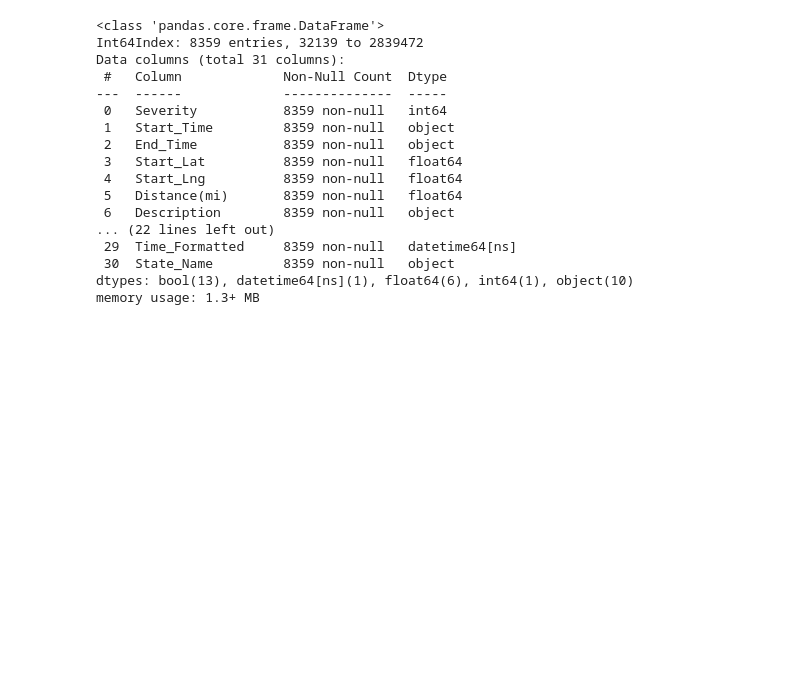
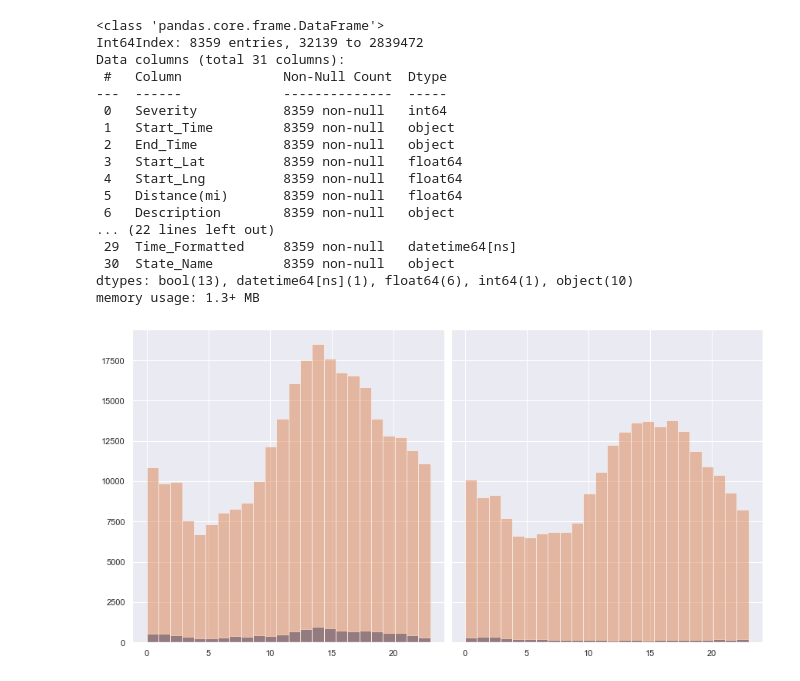
Before and after one commit to jeffc1020/453-visualization, a Jupyter notebook: final.ipynb, the cells around one changed output. Drawn from its saved outputs; the diff is of its cells as text; code cells hidden in the pictures; blank space fills up the shorter version.

Commit message:
Graphs and stuff

```diff
--- a/final.ipynb
+++ b/final.ipynb
@@ -402,3 +402,16 @@ Data columns (total 31 columns):
  30  State_Name         8359 non-null   object
 dtypes: bool(13), datetime64[ns](1), float64(6), int64(1), object(10)
 memory usage: 1.3+ MB
+# %%
+new_years_eve = df[(df['Time_Formatted'].dt.month == 12) & (df['Time_Formatted'].dt.day == 31)]
+new_years_day = df[(df['Time_Formatted'].dt.month == 1) & (df['Time_Formatted'].dt.day == 1)]
+saturday = df[df['Time_Formatted'].dt.dayofweek == 5]
+sunday = df[df['Time_Formatted'].dt.dayofweek == 6]
+fig, (ax1, ax2) = plt.subplots(1, 2, constrained_layout=True, sharey=True, figsize=(12,6))
+ax1.hist(new_years_eve['Time_Formatted'].dt.hour, bins=24)
+ax1.hist(saturday['Time_Formatted'].dt.hour, bins=24, alpha=0.5)
+ax2.hist(new_years_day['Time_Formatted'].dt.hour, bins=24)
+ax2.hist(sunday['Time_Formatted'].dt.hour, bins=24, alpha=0.5)
+plt.show()
+# %% [output]
+[figure, added]
```
